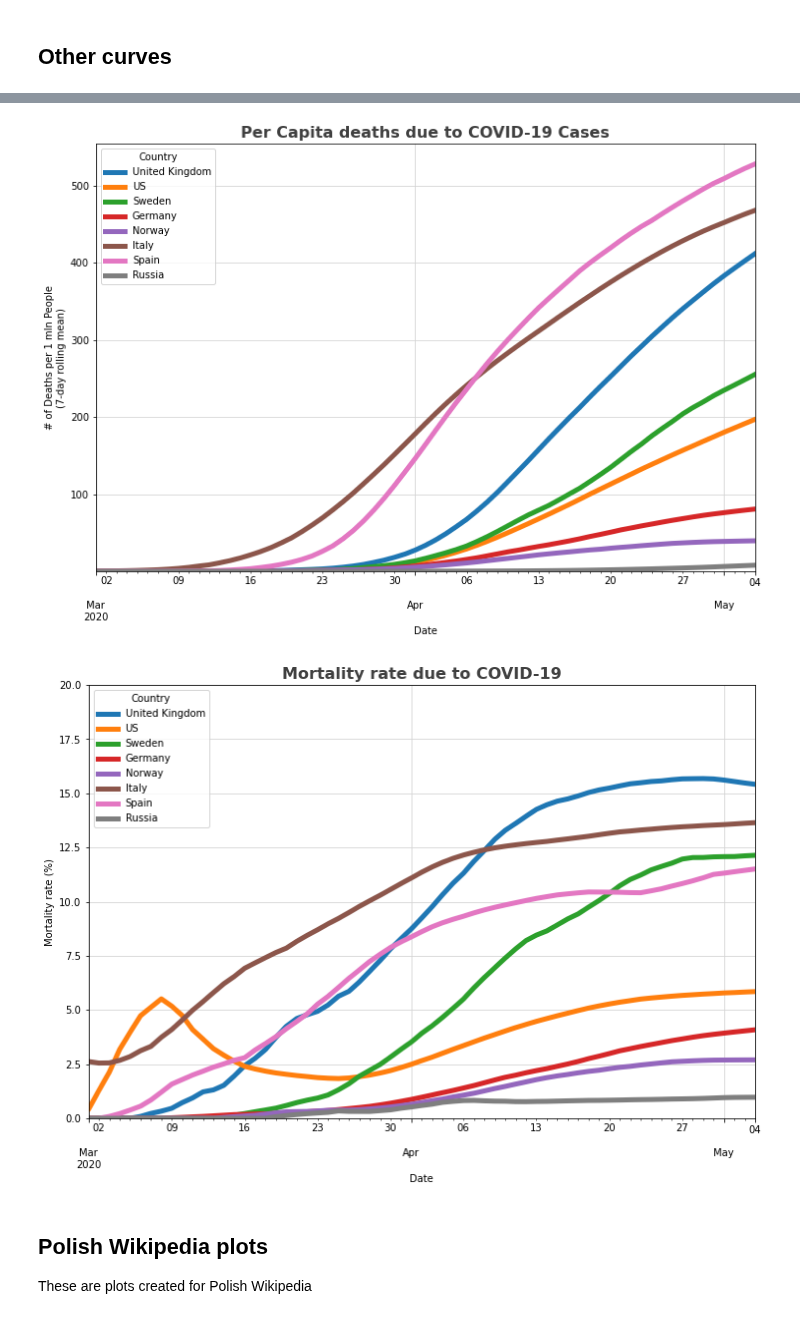
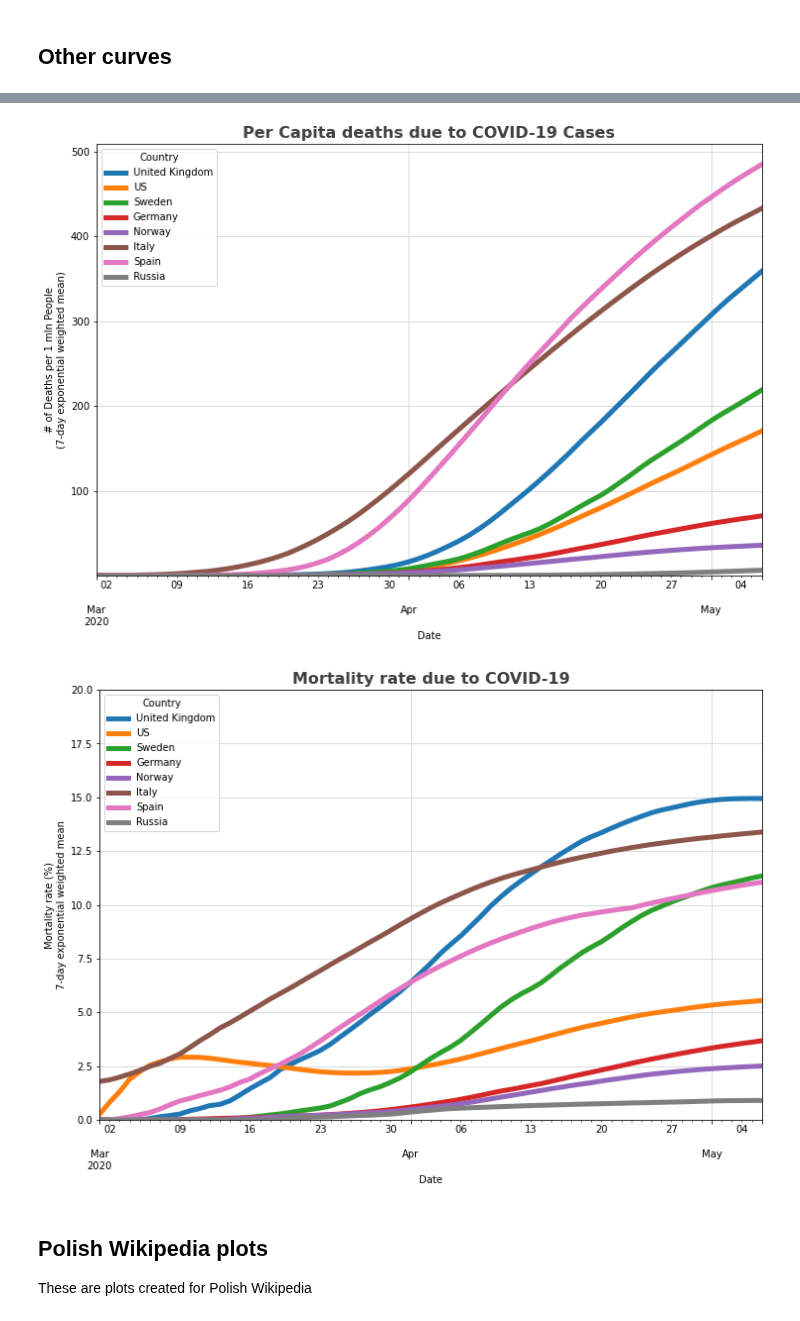
Before and after one commit to jochym/covid_plots, a Jupyter notebook: Covid_plots.ipynb, the cells around one changed output, grey strips where cells are left out. Drawn from its saved outputs; the diff is of its cells as text; code cells hidden in the pictures.

```diff
--- a/Covid_plots.ipynb
+++ b/Covid_plots.ipynb
@@ -175,24 +174,24 @@ savefig('percapita_active.png');
 # %%
-vplot = victpc.rolling(span).mean()[selcnt].plot(figsize=(12,8), linewidth=5, logy=False)
+vplot = victpc.ewm(halflife=span).mean()[selcnt].plot(figsize=(12,8), linewidth=5, logy=False)
 vplot.grid(color='#d4d4d4')
 vplot.set_xlabel('Date')
 vplot.set_ylabel('# of Deaths per 1 mln People\n'+
-                 f'({span}-day rolling mean)')
+                 f'({span}-day exponential weighted mean)')
 vplot.set_xlim(pd.Timestamp('2020-03-1'),None)
 vplot.set_ylim(1e-2, None)
 vplot.set_title("Per Capita deaths due to COVID-19 Cases", fontsize = 16, weight = 'bold', alpha = .75);
 # %% [output]
-[figure, old version]
+[figure, new version]
 # %%
-mortplt = (100*vict/conf).rolling(span).mean()[selcnt].plot(figsize=(12,8), linewidth=5, logy=False)
+mortplt = (100*vict/conf).ewm(halflife=span).mean()[selcnt].plot(figsize=(12,8), linewidth=5, logy=False)
 mortplt.grid(color='#d4d4d4')
 mortplt.set_xlim(pd.Timestamp('2020-03-1'),None)
 mortplt.set_ylim(0, 20)
 mortplt.set_xlabel('Date')
-mortplt.set_ylabel('Mortality rate (%)')
+mortplt.set_ylabel('Mortality rate (%)\n'+f'{span}-day exponential weighted mean')
 mortplt.set_title('Mortality rate due to COVID-19', fontsize = 16, weight = 'bold', alpha = .75);
 # %% [output]
-[figure, old version]
+[figure, new version]
 # %% [markdown]
 ## Polish Wikipedia plots
 These are plots created for Polish Wikipedia
```
Also changed, not shown: parts of 12 cells of this notebook, 3 other files.
